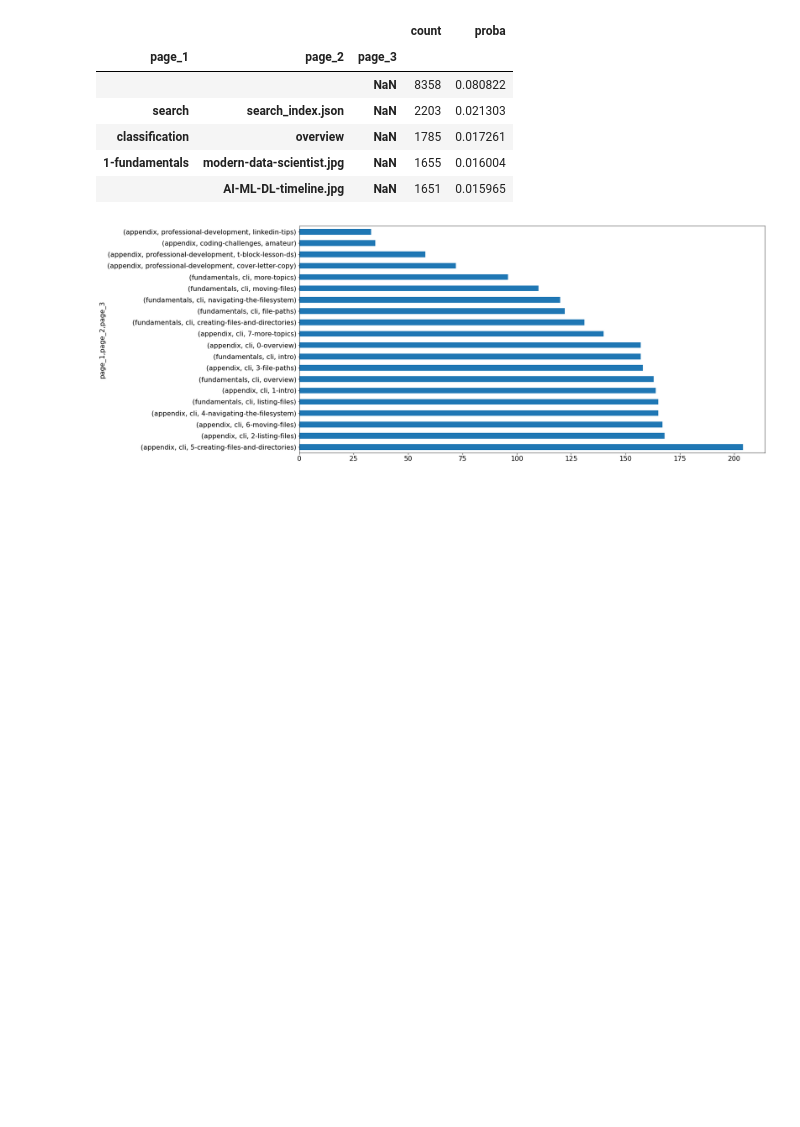
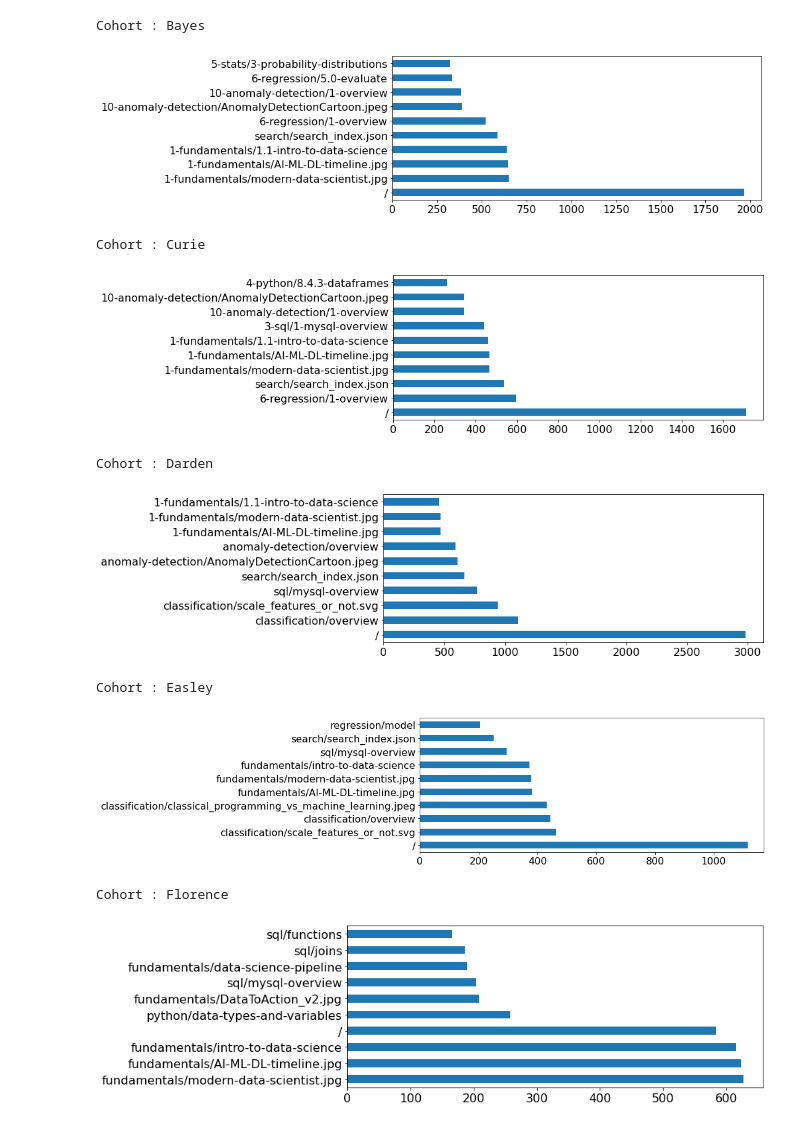
Before and after one commit to VincentBanuelos/anomaly-detection-project, a Jupyter notebook: ad-work.ipynb, the cells around one changed output. Cells and saved outputs as stored; diff of their text form; code cells hidden in the pictures; blank space fills up the shorter version.

```diff
--- a/ad-work.ipynb
+++ b/ad-work.ipynb
@@ -123,3 +76,24 @@ Name: page_3, dtype: int64
+# %%
+# create a list for the unique data science cohort name
+val= list(ds_df.cohort_name.unique())
+
+# loop through each unique cohort name and barchart plot the top and bottom 15 observations
+for x in val:
+    print(f'Cohort : {x}')
+    ds_sub_df= ds_df[ds_df.cohort_name== x]
+    ds_sub_df.endpoint.value_counts().head(10).plot(kind='barh')
+    plt.show()
+# %% [output]
+Cohort : Bayes
+[figure, added]
+Cohort : Curie
+[figure, added]
+Cohort : Darden
+[figure, added]
+Cohort : Easley
+[figure, added]
+Cohort : Florence
+[figure, added]
 # %%
 def value_counts_and_frequencies(s: pd.Series, dropna=True) -> pd.DataFrame:
     return pd.merge(
@@ -128,22 +102,3 @@ def value_counts_and_frequencies(s: pd.Series, dropna=True) -> pd.DataFrame:
         left_index=True,
         right_index=True,
     )
-# %%
-dsvcf = value_counts_and_frequencies(ds_df[['page_1','page_2','page_3']])
-dsvcf.head()
-# %% [output]
-|  |  |  | count | proba |
-| page_1 | page_2 | page_3 |  |  |
-|  |  | NaN | 8358 | 0.080822 |
-| search | search_index.json | NaN | 2203 | 0.021303 |
-| classification | overview | NaN | 1785 | 0.017261 |
-| 1-fundamentals | modern-data-scientist.jpg | NaN | 1655 | 0.016004 |
-|  | AI-ML-DL-timeline.jpg | NaN | 1651 | 0.015965 |
-# %%
-# visualize data science cohort pages/lessons visited
-
-plt.figure(figsize=(20,10))
-ds_df[['page_1','page_2','page_3']].value_counts().head(20).plot(kind='barh')
-plt.show()
-# %% [output]
-[figure, removed]
```
Also changed, not shown: parts of 27 cells of this notebook, 1 other file.
